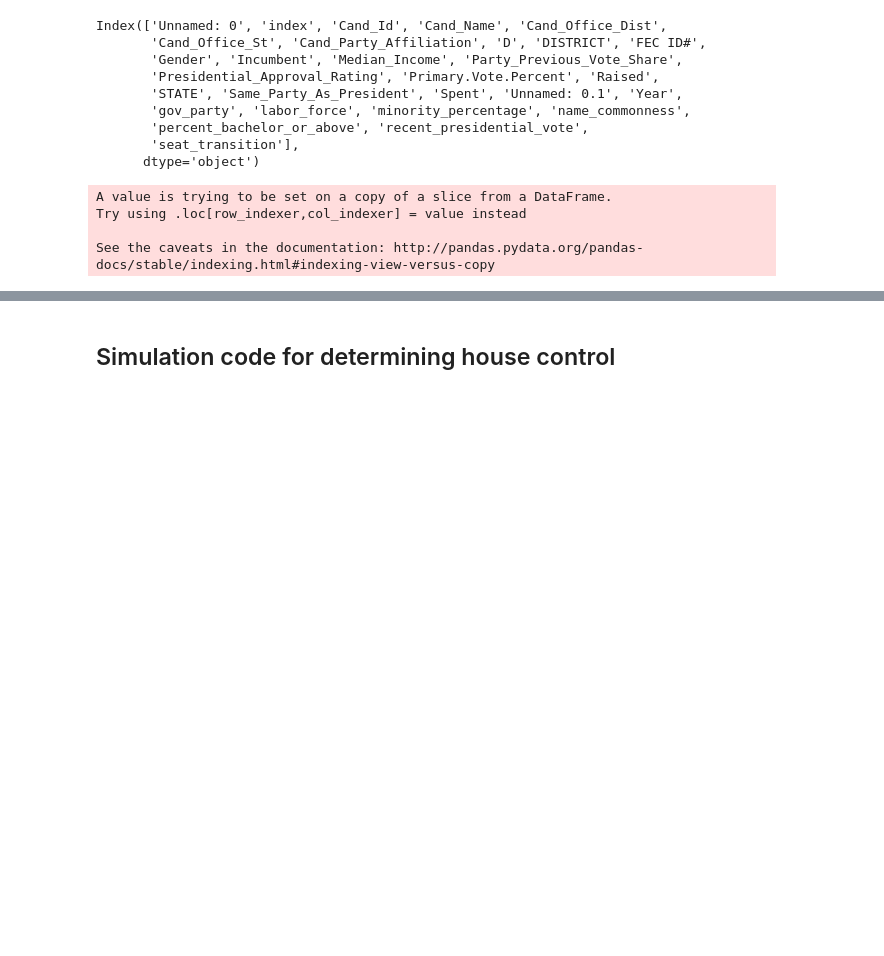
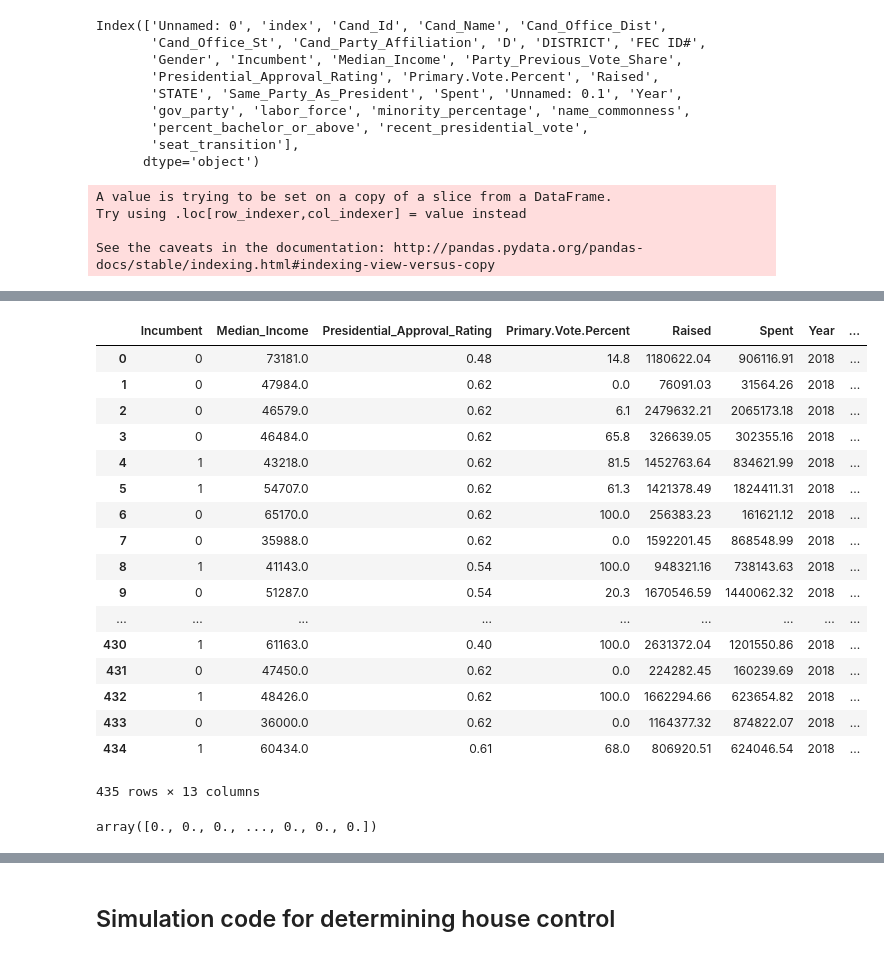
Before and after one commit to vnkn17/Stat195_Code, a Jupyter notebook: Thomas.ipynb, the cells around one changed output, grey strips where cells are left out. Cells and saved outputs as stored; diff of their text form; code cells hidden in the pictures; blank space fills up the shorter version.

```diff
--- a/Thomas.ipynb
+++ b/Thomas.ipynb
@@ -69,0 +227,25 @@ print (clf2.score(X_test, y_test))
+# %%
+X_test
+# %% [output]
+|  | Incumbent | Median_Income | Presidential_Approval_Rating | Primary.Vote.Percent | Raised | Spent | Year | ... |
+| 0 | 0 | 73181.0 | 0.48 | 14.8 | 1180622.04 | 906116.91 | 2018 | ... |
+| 1 | 0 | 47984.0 | 0.62 | 0.0 | 76091.03 | 31564.26 | 2018 | ... |
+| 2 | 0 | 46579.0 | 0.62 | 6.1 | 2479632.21 | 2065173.18 | 2018 | ... |
+| 3 | 0 | 46484.0 | 0.62 | 65.8 | 326639.05 | 302355.16 | 2018 | ... |
+| 4 | 1 | 43218.0 | 0.62 | 81.5 | 1452763.64 | 834621.99 | 2018 | ... |
+| 5 | 1 | 54707.0 | 0.62 | 61.3 | 1421378.49 | 1824411.31 | 2018 | ... |
+| 6 | 0 | 65170.0 | 0.62 | 100.0 | 256383.23 | 161621.12 | 2018 | ... |
+| 7 | 0 | 35988.0 | 0.62 | 0.0 | 1592201.45 | 868548.99 | 2018 | ... |
+| 8 | 1 | 41143.0 | 0.54 | 100.0 | 948321.16 | 738143.63 | 2018 | ... |
+| 9 | 0 | 51287.0 | 0.54 | 20.3 | 1670546.59 | 1440062.32 | 2018 | ... |
+| ... | ... | ... | ... | ... | ... | ... | ... | ... |
+| 430 | 1 | 61163.0 | 0.40 | 100.0 | 2631372.04 | 1201550.86 | 2018 | ... |
+| 431 | 0 | 47450.0 | 0.62 | 0.0 | 224282.45 | 160239.69 | 2018 | ... |
+| 432 | 1 | 48426.0 | 0.62 | 100.0 | 1662294.66 | 623654.82 | 2018 | ... |
+| 433 | 0 | 36000.0 | 0.62 | 0.0 | 1164377.32 | 874822.07 | 2018 | ... |
+| 434 | 1 | 60434.0 | 0.61 | 68.0 | 806920.51 | 624046.54 | 2018 | ... |
+435 rows × 13 columns
+# %%
+Y
+# %% [output]
+array([0., 0., 0., ..., 0., 0., 0.])
```
Also changed, not shown: parts of 41 cells of this notebook, 2 other files.
